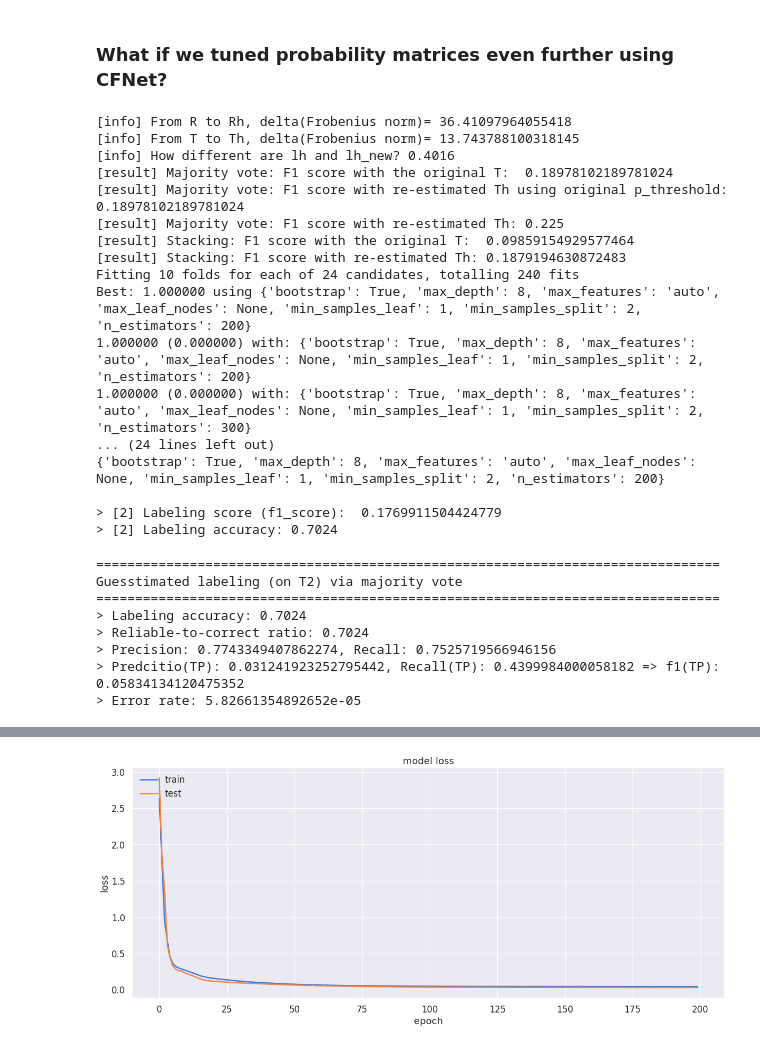
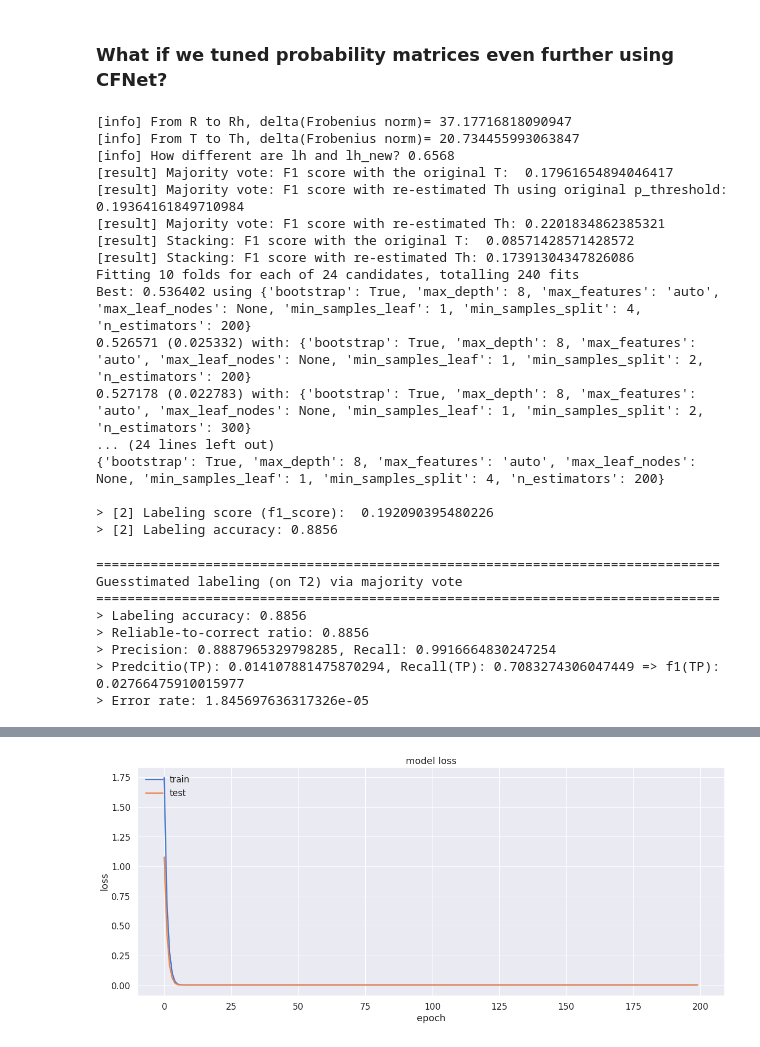
Before and after one commit to pleiadian53/cf_ensemble, a Jupyter notebook: Demo-CF-Stacking-part4.ipynb, the cells around one changed output, grey strips where cells are left out. Cells and saved outputs as stored; diff of their text form; code cells hidden in the pictures.

```diff
--- a/Demo-CF-Stacking-part4.ipynb
+++ b/Demo-CF-Stacking-part4.ipynb
@@ -297,13 +297,16 @@ lr = 0.001
 batch_size = 64
 epochs = 200
 
-loss_fn = tf.keras.losses.MeanSquaredError() # Options: tf.keras.losses.BinaryCrossentropy(), tf.keras.losses.MeanSquaredError(), ...
+loss_fn = cm.confidence_weighted_loss # Options: tf.keras.losses.BinaryCrossentropy(), tf.keras.losses.MeanSquaredError(), ...
 cf_model = cm.get_cfnet_compiled(n_users, n_items, n_factors, loss=loss_fn, lr=lr)
 # cf_model = cm.get_cfnet_approximating_labels(n_users, n_items, n_factors)
-target_type = 'rating' # if we use MSE, then the model attempts to approximate ratings; if we use BCE, then the model approximates the label
+target_type = 'generic' # Options: 'generic', 'rating', 'label'
+# Note: If we use MSE, then the model attempts to approximate ratings; if we use BCE, then the model approximates the label
+#       Use `generic` for customized loss function with potentially more complex labeling information
 
 cf_model = cm.training_pipeline(input_model=(cf_model, loss_fn),
                                 input_data=(R, T, U, L_train, L_test),
+                                lh = lh_stacking, # supply the pre-computed estimated labels for T
 
                                 # Should we combine R and T into a single matrix X? Set to True if so
                                 is_cascade = True, # Set to True here to combine R and T into X
@@ -315,7 +318,6 @@ cf_model = cm.training_pipeline(input_model=(cf_model, loss_fn),
 
                                 # CF hyperparameters
                                 # n_factors=n_factors, # this is factored into model definition
-                                lh = lh_stacking, # supply the pre-computed estimated labels for T
                                 alpha=alpha,
                                 conf_measure=conf_measure,
                                 policy_threshold=policy_threshold,
@@ -382,7 +384,7 @@ Reestimate the entire rating matrix (X) with learned latent factors/embeddings
 # Rh, Th = reestimate(model, X, n_train=n_train)
 # B. Reestimate only unreliable entries (better)
 # Rh, Th = reestimate_unreliable_only(model, X, Pc=Pc, n_train=n_train)
-reestimated = analyzer(L_test, unreliable_only=True)
+reestimated = analyzer(L_test, unreliable_only=False)
 R2, T2 = reestimated['ratings'] #
 p_threshold2 = reestimated['p_threshold']
 
@@ -403,23 +405,23 @@ print(f"> [2] Labeling accuracy: {acc_stacking}")
 L2 = np.hstack((L_train, lh2))
 X2 = np.hstack((R2, T2))
 # %% [output]
-[info] From R to Rh, delta(Frobenius norm)= 36.41097964055418
-[info] From T to Th, delta(Frobenius norm)= 13.743788100318145
-[info] How different are lh and lh_new? 0.4016
-[result] Majority vote: F1 score with the original T:  0.18978102189781024
-[result] Majority vote: F1 score with re-estimated Th using original p_threshold: 0.18978102189781024
-[result] Majority vote: F1 score with re-estimated Th: 0.225
-[result] Stacking: F1 score with the original T:  0.09859154929577464
-[result] Stacking: F1 score with re-estimated Th: 0.1879194630872483
+[info] From R to Rh, delta(Frobenius norm)= 37.17716818090947
+[info] From T to Th, delta(Frobenius norm)= 20.734455993063847
+[info] How different are lh and lh_new? 0.6568
+[result] Majority vote: F1 score with the original T:  0.17961654894046417
+[result] Majority vote: F1 score with re-estimated Th using original p_threshold: 0.19364161849710984
+[result] Majority vote: F1 score with re-estimated Th: 0.2201834862385321
+[result] Stacking: F1 score with the original T:  0.08571428571428572
+[result] Stacking: F1 score with re-estimated Th: 0.17391304347826086
 Fitting 10 folds for each of 24 candidates, totalling 240 fits
-Best: 1.000000 using {'bootstrap': True, 'max_depth': 8, 'max_features': 'auto', 'max_leaf_nodes': None, 'min_samples_leaf': 1, 'min_samples_split': 2, 'n_estimators': 200}
-1.000000 (0.000000) with: {'bootstrap': True, 'max_depth': 8, 'max_features': 'auto', 'max_leaf_nodes': None, 'min_samples_leaf': 1, 'min_samples_split': 2, 'n_estimators': 200}
-1.000000 (0.000000) with: {'bootstrap': True, 'max_depth': 8, 'max_features': 'auto', 'max_leaf_nodes': None, 'min_samples_leaf': 1, 'min_samples_split': 2, 'n_estimators': 300}
+Best: 0.536402 using {'bootstrap': True, 'max_depth': 8, 'max_features': 'auto', 'max_leaf_nodes': None, 'min_samples_leaf': 1, 'min_samples_split': 4, 'n_estimators': 200}
+0.526571 (0.025332) with: {'bootstrap': True, 'max_depth': 8, 'max_features': 'auto', 'max_leaf_nodes': None, 'min_samples_leaf': 1, 'min_samples_split': 2, 'n_estimators': 200}
+0.527178 (0.022783) with: {'bootstrap': True, 'max_depth': 8, 'max_features': 'auto', 'max_leaf_nodes': None, 'min_samples_leaf': 1, 'min_samples_split': 2, 'n_estimators': 300}
 ... (24 lines left out)
-{'bootstrap': True, 'max_depth': 8, 'max_features': 'auto', 'max_leaf_nodes': None, 'min_samples_leaf': 1, 'min_samples_split': 2, 'n_estimators': 200}
+{'bootstrap': True, 'max_depth': 8, 'max_features': 'auto', 'max_leaf_nodes': None, 'min_samples_leaf': 1, 'min_samples_split': 4, 'n_estimators': 200}
 
-> [2] Labeling score (f1_score):  0.1769911504424779
-> [2] Labeling accuracy: 0.7024
+> [2] Labeling score (f1_score):  0.192090395480226
+> [2] Labeling accuracy: 0.8856
 # %%
 from common import f_score
 
@@ -440,11 +442,11 @@ print(f"> Error rate: {metrics['p_missed']}") # Probability of predicting reliab
 ================================================================================
 Guesstimated labeling (on T2) via majority vote
 ================================================================================
-> Labeling accuracy: 0.7024
-> Reliable-to-correct ratio: 0.7024
-> Precision: 0.7743349407862274, Recall: 0.7525719566946156
-> Predcitio(TP): 0.031241923252795442, Recall(TP): 0.4399984000058182 => f1(TP): 0.05834134120475352
-> Error rate: 5.82661354892652e-05
+> Labeling accuracy: 0.8856
+> Reliable-to-correct ratio: 0.8856
+> Precision: 0.8887965329798285, Recall: 0.9916664830247254
+> Predcitio(TP): 0.014107881475870294, Recall(TP): 0.7083274306047449 => f1(TP): 0.02766475910015977
+> Error rate: 1.845697636317326e-05
 # %%
 n_users, n_items = X2.shape
 
@@ -460,13 +462,19 @@ lr = 0.001
 batch_size = 64
 epochs = 200
 
-loss_fn = tf.keras.losses.MeanSquaredError() # Options: tf.keras.losses.BinaryCrossentropy(), tf.keras.losses.MeanSquaredError(), ...
+# Use the same loss as the previous one
+# loss_fn = tf.keras.losses.MeanSquaredError() # Options: tf.keras.losses.BinaryCrossentropy(), tf.keras.losses.MeanSquaredError(), ...
+
+# Use the same model as the previous one but we need to redefine it
 cf_model = cm.get_cfnet_compiled(n_users, n_items, n_factors, loss=loss_fn, lr=lr)
 # cf_model = cm.get_cfnet_approximating_labels(n_users, n_items, n_factors)
-target_type = 'rating' # if we use MSE, then the model attempts to approximate ratings; if we use BCE, then the model approximates the label
+
+# Use the same target type
+target_type = 'generic'
 
 cf_model = cm.training_pipeline(input_model=(cf_model, loss_fn),
                                 input_data=(R2, T2, U, L_train, L_test),
+                                lh = lh2, # supply the pre-computed estimated labels for T
 
                                 # Should we combine R and T into a single matrix X? Set to True if so
                                 is_cascade = True, # Set to True here to combine R and T into X
@@ -478,7 +486,6 @@ cf_model = cm.training_pipeline(input_model=(cf_model, loss_fn),
 
                                 # CF hyperparameters
                                 # n_factors=n_factors, # this is factored into model definition
-                                lh = lh2, # supply the pre-computed estimated labels for T
                                 alpha=alpha,
                                 conf_measure=conf_measure,
                                 policy_threshold=policy_threshold,
@@ -508,4 +515,4 @@ Epoch 200/200
-[figure, old version]
+[figure, new version]
 # %%
 Pc2, _ = pmodel.color_matrix(X2, L2, p_th=p_threshold2)
 y_colors = pmodel.verify_colors(Pc2)
```
Also changed, not shown: parts of 8 cells of this notebook, 1 other file.
